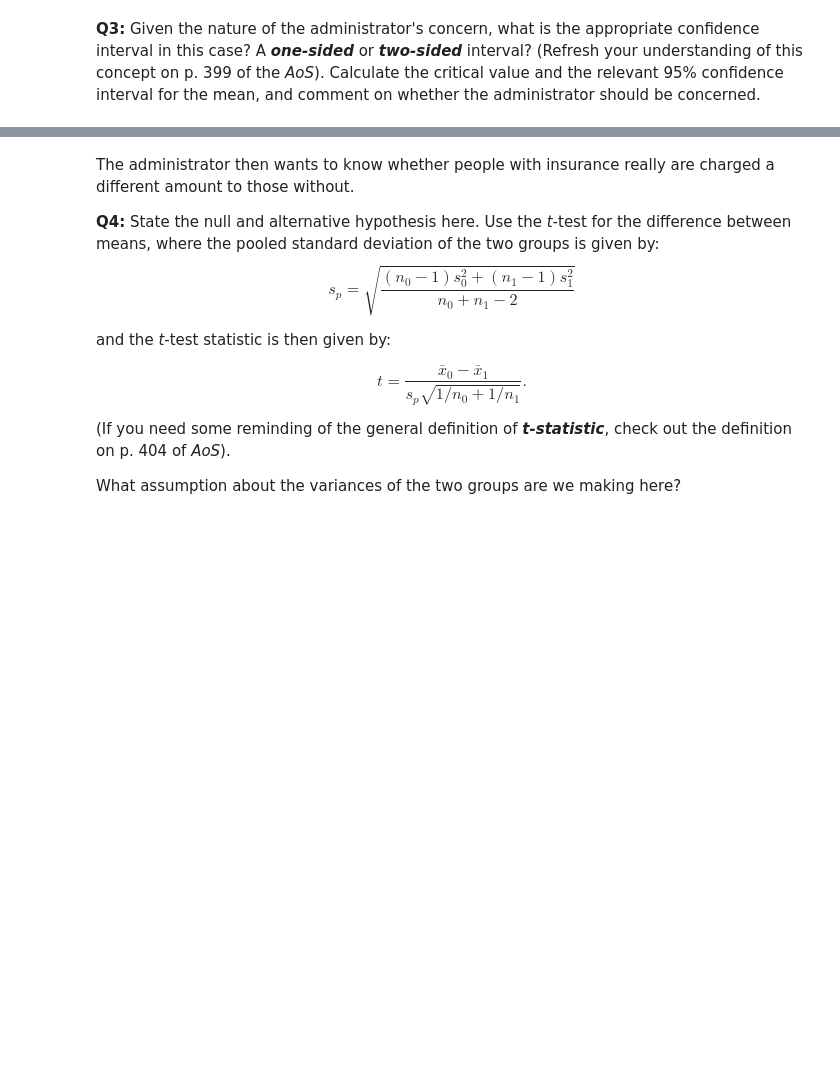
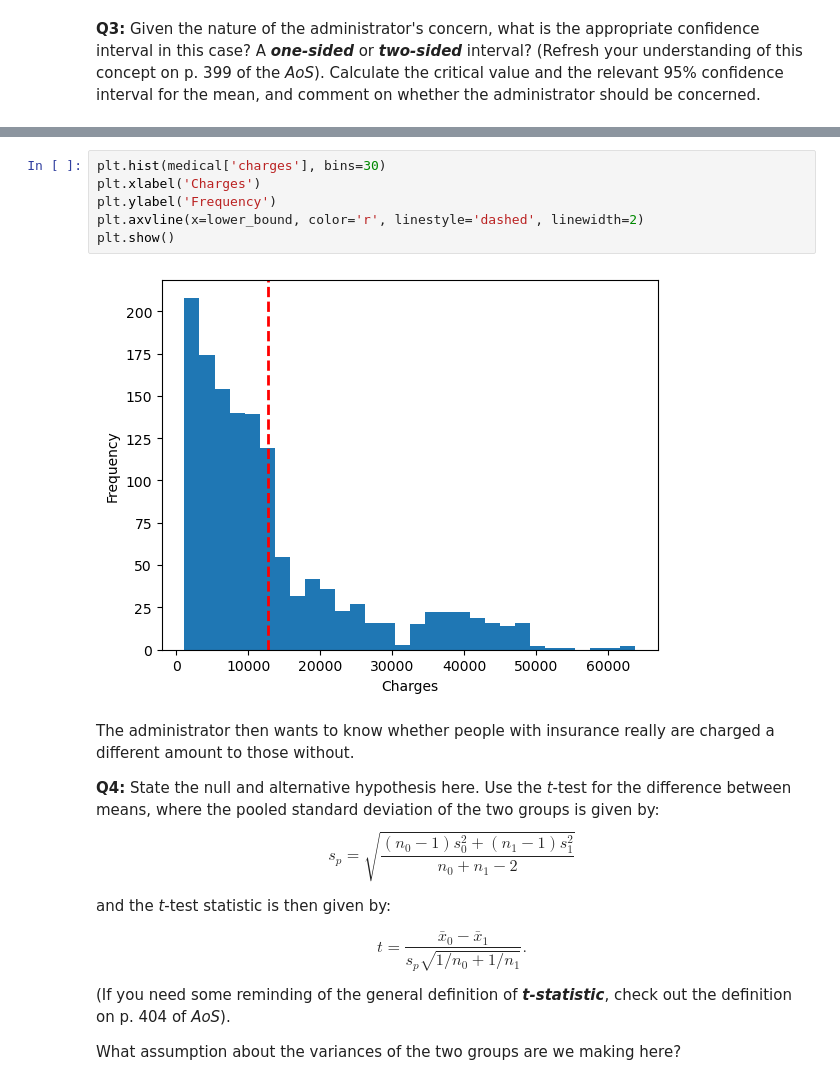
Before and after one commit to criemannt/Frequentist-Inference-Case-Study, a Jupyter notebook: Frequentist Inference Case Study - Part B .ipynb, the cells around one changed output, grey strips where cells are left out. Cells and saved outputs as stored; diff of their text form; blank space fills up the shorter version.

```diff
--- a/Frequentist Inference Case Study - Part B .ipynb
+++ b/Frequentist Inference Case Study - Part B .ipynb
@@ -62,3 +94,11 @@ __A:__
+# %%
+plt.hist(medical['charges'], bins=30)
+plt.xlabel('Charges')
+plt.ylabel('Frequency')
+plt.axvline(x=lower_bound, color='r', linestyle='dashed', linewidth=2)
+plt.show()
+# %% [output]
+[figure, added]
 # %% [markdown]
 The administrator then wants to know whether people with insurance really are charged a different amount to those without.
 
```
Also changed, not shown: parts of 17 cells of this notebook.
